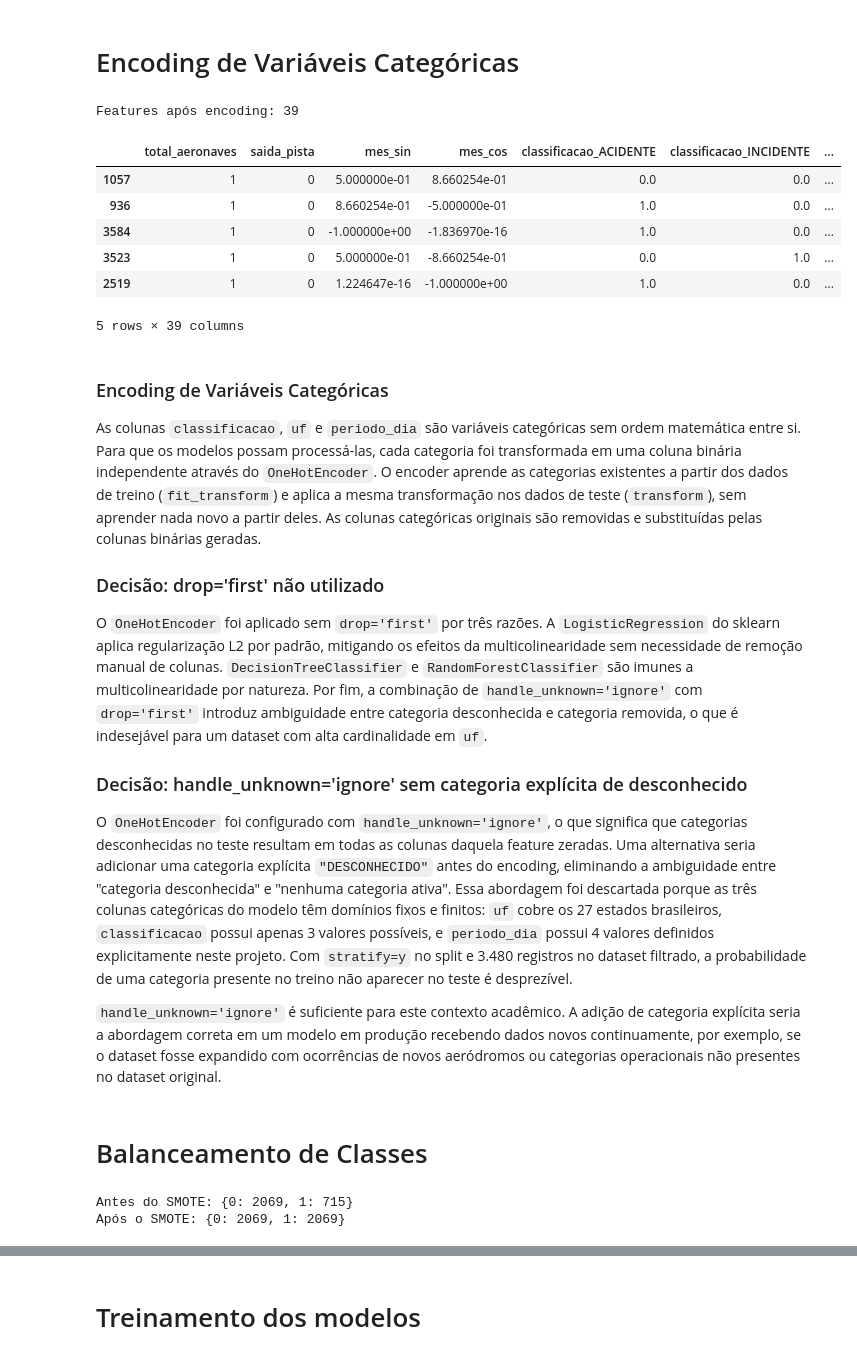
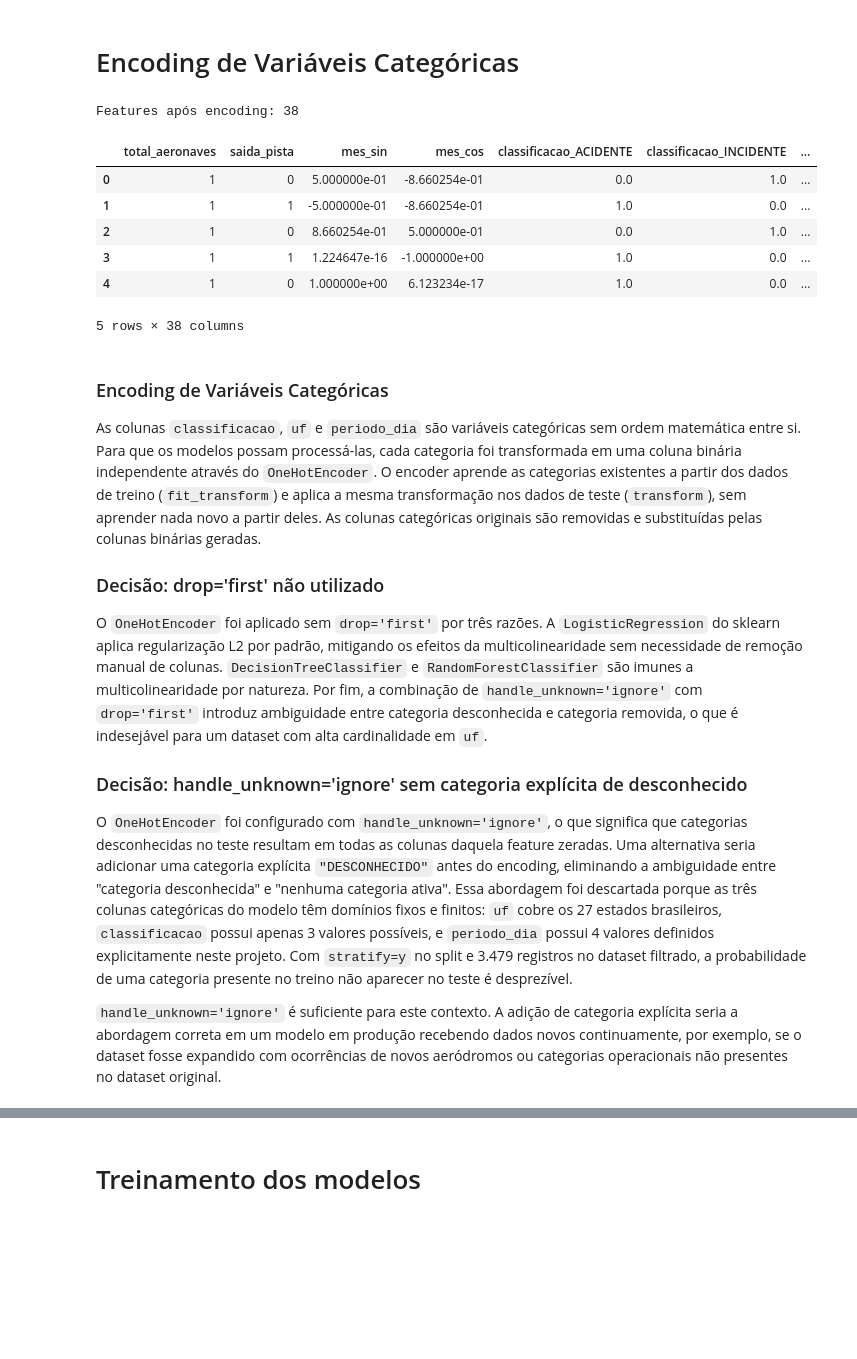
Before and after one commit to queirogaraffael/flight-analytics-br, a Jupyter notebook: notebooks/Flight_Analytics_BR.ipynb, the cells around one changed output, grey strips where cells are left out. Cells and saved outputs as stored; diff of their text form; code cells hidden in the pictures; blank space fills up the shorter version.

```diff
--- a/notebooks/Flight_Analytics_BR.ipynb
+++ b/notebooks/Flight_Analytics_BR.ipynb
@@ -420,0 +423,13 @@ O parâmetro `random_state=42` garante que a divisão seja reproduzível, com is
+# %%
+categorical_cols = ["classificacao", "uf", "periodo_dia"]
+categorical_indices = [X_train.columns.tolist().index(col) for col in categorical_cols]
+
+print(f"Antes do SMOTE-NC: {y_train.value_counts().to_dict()}")
+
+smote_nc = SMOTENC(categorical_features=categorical_indices, random_state=42)
+X_train_res, y_train_res = smote_nc.fit_resample(X_train, y_train)
+
+print(f"Após o SMOTE-NC: {pd.Series(y_train_res).value_counts().to_dict()}")
+
+X_train = pd.DataFrame(X_train_res, columns=X_train.columns)
+y_train = pd.Series(y_train_res)
@@ -421,33 +453,30 @@ O parâmetro `random_state=42` garante que a divisão seja reproduzível, com is
 # %% [markdown]
 # Encoding de Variáveis Categóricas
 # %%
-
-categorical_cols = ["classificacao", "uf", "periodo_dia"]
-
 encoder = OneHotEncoder(sparse_output=False, handle_unknown="ignore")
 
-X_train_encoded = encoder.fit_transform(X_train[categorical_cols])
+X_train_encoded = encoder.fit_transform(X_train_res[categorical_cols])
 X_test_encoded = encoder.transform(X_test[categorical_cols])
 
 encoded_cols = encoder.get_feature_names_out(categorical_cols)
 
-X_train_encoded = pd.DataFrame(X_train_encoded, columns=encoded_cols, index=X_train.index)
+X_train_encoded = pd.DataFrame(X_train_encoded, columns=encoded_cols, index=X_train_res.index)
 X_test_encoded = pd.DataFrame(X_test_encoded, columns=encoded_cols, index=X_test.index)
 
-X_train = pd.concat([X_train.drop(columns=categorical_cols), X_train_encoded], axis=1)
+X_train_res = pd.concat([X_train_res.drop(columns=categorical_cols), X_train_encoded], axis=1)
 X_test = pd.concat([X_test.drop(columns=categorical_cols), X_test_encoded], axis=1)
 
-print(f"Features após encoding: {X_train.shape[1]}")
-X_train.head()
+print(f"Features após encoding: {X_train_res.shape[1]}")
+X_train_res.head()
 # %% [output]
-Features após encoding: 39
+Features após encoding: 38
 |  | total_aeronaves | saida_pista | mes_sin | mes_cos | classificacao_ACIDENTE | classificacao_INCIDENTE | ... |
-| 1057 | 1 | 0 | 5.000000e-01 | 8.660254e-01 | 0.0 | 0.0 | ... |
-| 936 | 1 | 0 | 8.660254e-01 | -5.000000e-01 | 1.0 | 0.0 | ... |
-| 3584 | 1 | 0 | -1.000000e+00 | -1.836970e-16 | 1.0 | 0.0 | ... |
-| 3523 | 1 | 0 | 5.000000e-01 | -8.660254e-01 | 0.0 | 1.0 | ... |
-| 2519 | 1 | 0 | 1.224647e-16 | -1.000000e+00 | 1.0 | 0.0 | ... |
+| 0 | 1 | 0 | 5.000000e-01 | -8.660254e-01 | 0.0 | 1.0 | ... |
+| 1 | 1 | 1 | -5.000000e-01 | -8.660254e-01 | 1.0 | 0.0 | ... |
+| 2 | 1 | 0 | 8.660254e-01 | 5.000000e-01 | 0.0 | 1.0 | ... |
+| 3 | 1 | 1 | 1.224647e-16 | -1.000000e+00 | 1.0 | 0.0 | ... |
+| 4 | 1 | 0 | 1.000000e+00 | 6.123234e-17 | 1.0 | 0.0 | ... |
-5 rows × 39 columns
+5 rows × 38 columns
 # %% [markdown]
 ### Encoding de Variáveis Categóricas
 
@@ -462,17 +491,6 @@ combinação de `handle_unknown='ignore'` com `drop='first'` introduz ambiguidad
 ### Decisão: handle_unknown='ignore' sem categoria explícita de desconhecido
 
 O `OneHotEncoder` foi configurado com `handle_unknown='ignore'`, o que significa que categorias desconhecidas no teste resultam em todas as colunas daquela feature zeradas. Uma alternativa seria adicionar uma categoria explícita `"DESCONHECIDO"` antes do encoding, eliminando a ambiguidade entre "categoria desconhecida" e "nenhuma categoria
-ativa". Essa abordagem foi descartada porque as três colunas categóricas do modelo têm domínios fixos e finitos: `uf` cobre os 27 estados brasileiros, `classificacao` possui apenas 3 valores possíveis, e `periodo_dia` possui 4 valores definidos explicitamente neste projeto. Com `stratify=y` no split e 3.480 registros no dataset filtrado, a probabilidade de uma categoria presente no treino não aparecer no teste é desprezível.
+ativa". Essa abordagem foi descartada porque as três colunas categóricas do modelo têm domínios fixos e finitos: `uf` cobre os 27 estados brasileiros, `classificacao` possui apenas 3 valores possíveis, e `periodo_dia` possui 4 valores definidos explicitamente neste projeto. Com `stratify=y` no split e 3.479 registros no dataset filtrado, a probabilidade de uma categoria presente no treino não aparecer no teste é desprezível.
 
-`handle_unknown='ignore'` é suficiente para este contexto acadêmico. A adição de categoria explícita seria a abordagem correta em um modelo em produção recebendo dados novos continuamente, por exemplo, se o dataset fosse expandido com ocorrências de novos aeródromos ou categorias operacionais não presentes no dataset original.
+`handle_unknown='ignore'` é suficiente para este contexto. A adição de categoria explícita seria a abordagem correta em um modelo em produção recebendo dados novos continuamente, por exemplo, se o dataset fosse expandido com ocorrências de novos aeródromos ou categorias operacionais não presentes no dataset original.
-# %% [markdown]
-# Balanceamento de Classes
-# %%
-smote = SMOTE(random_state=42)
-X_train_res, y_train_res = smote.fit_resample(X_train, y_train)
-
-print(f"Antes do SMOTE: {y_train.value_counts().to_dict()}")
-print(f"Após o SMOTE: {pd.Series(y_train_res).value_counts().to_dict()}")
-# %% [output]
-Antes do SMOTE: {0: 2069, 1: 715}
-Após o SMOTE: {0: 2069, 1: 2069}
```
Also changed, not shown: parts of 22 cells of this notebook, 8 other files.
